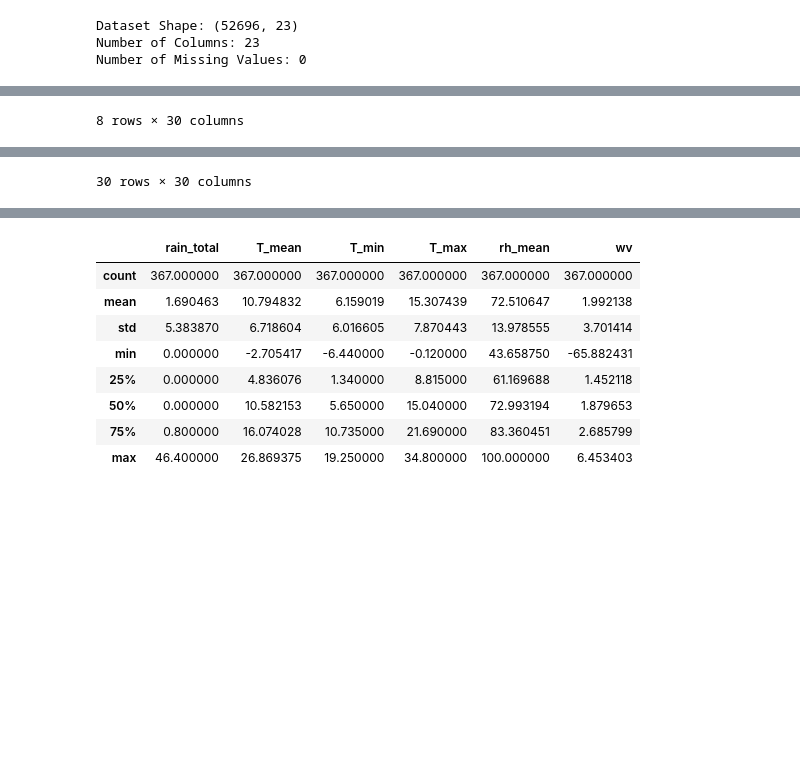
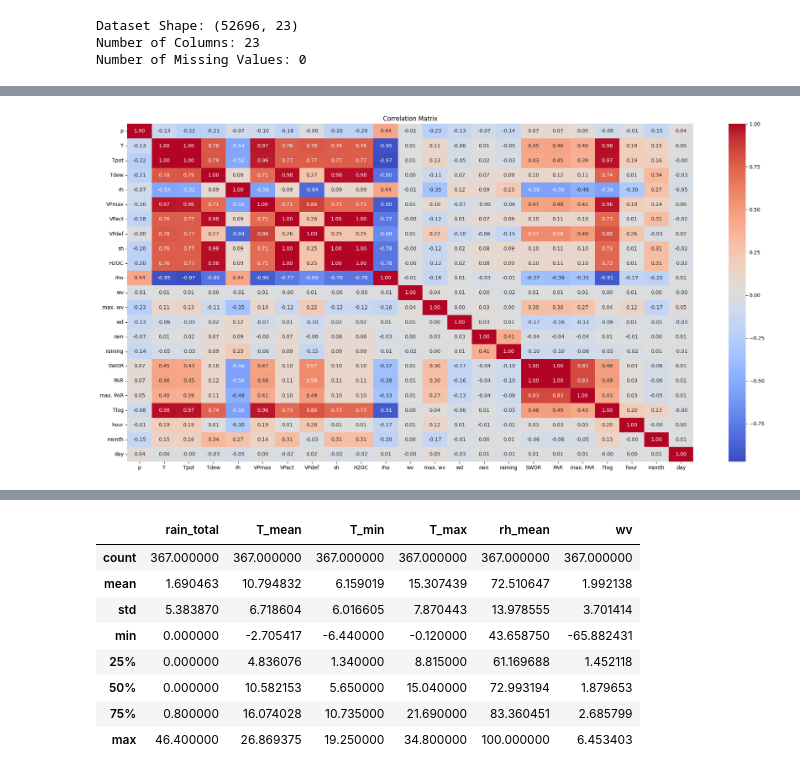
Before and after one commit to pelabdang/weather-forecasting-timeseries, a Jupyter notebook: notebooks/exploratory/01_data_overview.ipynb, the cells around one changed output, grey strips where cells are left out. Drawn from its saved outputs; the diff is of its cells as text; code cells hidden in the pictures; blank space fills up the shorter version.

Commit message:
create utils with aux methods

```diff
--- a/notebooks/exploratory/01_data_overview.ipynb
+++ b/notebooks/exploratory/01_data_overview.ipynb
@@ -14,7 +13,7 @@ def _load_data(path: str, file_name: str):
 # %%
 path = '../../data/raw/'
 
-raw = _load_data(path, 'weather_data.csv')
-cols_description = _load_data(path, 'column_descriptions.csv')
+raw = utils._load_data(path, 'weather_data.csv')
+cols_description = utils._load_data(path, 'column_descriptions.csv')
 # %%
 pd.set_option('display.max_colwidth', 200)
@@ -38,18 +37,7 @@ display(cols_description )
 | 20 | Tlog | Temperature logged in degrees Cel... |
 | 21 | OT | Likely refers to an operational t... |
 # %%
-def _prepare_data(df: pd.DataFrame, date_col: str) -> pd.DataFrame:
-
-    df[date_col] = pd.to_datetime(df[date_col])
-    df.set_index(date_col, inplace=True)
-
-    df["hour"] = df.index.hour
-    df["month"] = df.index.month
-    df["day"] = df.index.day
-
-    return df
-
-raw = _prepare_data(raw, 'date')
+raw = utils._prepare_data(raw, 'date')
 raw.head()
 # %% [output]
 |  | p | T | Tpot | Tdew | rh | VPmax | VPact | VPdef | sh | H2OC | ... | ... |
@@ -89,14 +58,7 @@ Dataset Shape: (52696, 23)
 Number of Columns: 23
 Number of Missing Values: 0
 # %%
-def _basic_statistics(data: pd.DataFrame) -> tuple:
-    """
-    Compute basic statistics for the numerical columns in the dataframe.
-    """
-    return data.describe(), data.corr()
+describe, correlations = utils._basic_statistics(raw)
 
-describe, correlations = _basic_statistics(raw)
-
-display(describe)
-display(correlations)
+utils._plot_correlation_matrix(correlations)
 # %% [output]
@@ -112 +64,0 @@ display(correlations)
-8 rows × 30 columns
@@ -130 +65 @@ display(correlations)
-30 rows × 30 columns
+[figure, added]
```
Also changed, not shown: parts of 14 cells of this notebook, 5 other files.
